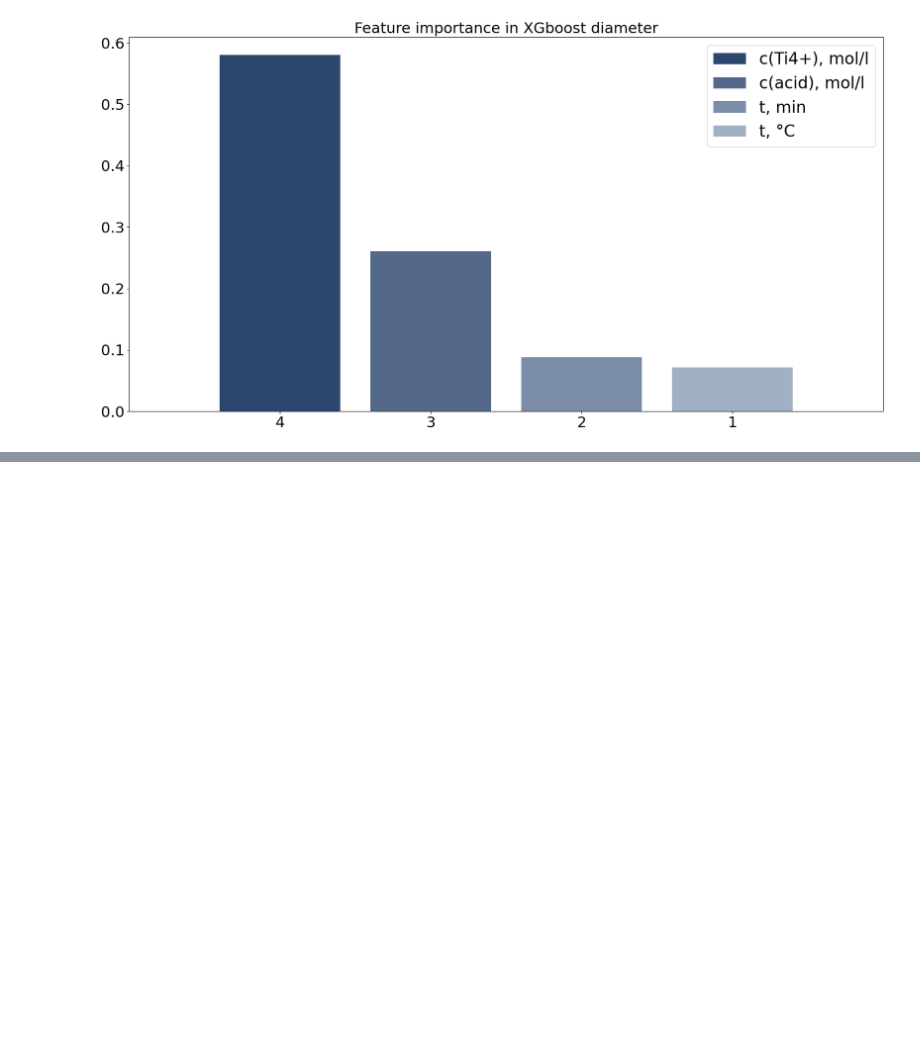
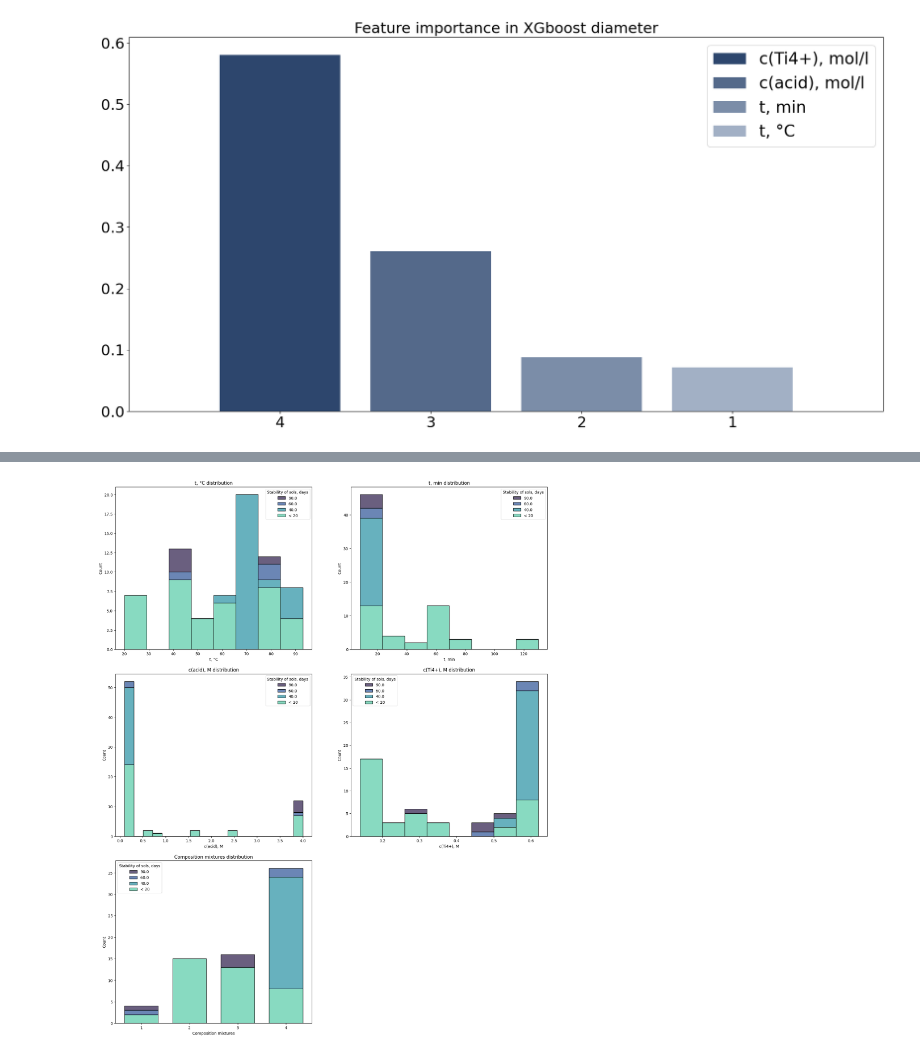
Before and after one commit to Kumokage/ChemML, a Jupyter notebook: notebooks/titane_sole/titane_sole-first_exp.ipynb, the cells around one changed output, grey strips where cells are left out. Cells and saved outputs as stored; diff of their text form; code cells hidden in the pictures; blank space fills up the shorter version.

```diff
--- a/notebooks/titane_sole/titane_sole-first_exp.ipynb
+++ b/notebooks/titane_sole/titane_sole-first_exp.ipynb
@@ -550,0 +523,27 @@ plt.show()
+# %%
+df_plot = df.copy(deep=True)
+
+def replace_func_days(x):
+    if x < 20:
+        return "< 20"
+    else:
+        return str(x)
+
+df_plot['Stability of sols, days'] = df_plot['Stability of sols, days'].apply(replace_func_days)
+# %%
+fig, axes = plt.subplots(ncols=2, nrows=3)
+fig.set_size_inches(20, 25)
+
+for col, ax in zip(['t, °С', 't, min', 'с(acid), M', 'с(Ti4+), M', 'Composition mixtures'], axes.flat):
+    if col == 'Composition mixtures':
+        ax.set_xticks([1, 2, 3, 4])
+        sns.histplot(df_plot, x=col, discrete=True, shrink=.7, hue='Stability of sols, days', hue_order =['90.0', '60.0', '40.0', '< 20'], multiple="stack", palette='mako', ax=ax).set(title=f'{col} distribution')
+    else:
+        sns.histplot(df_plot, x=col, hue='Stability of sols, days', hue_order =['90.0', '60.0', '40.0', '< 20'], multiple="stack", palette='mako', ax=ax).set(title=f'{col} distribution')
+
+fig.subplots_adjust(hspace=0.15)
+axes[-1, -1].axis('off')
+plt.savefig(artifacts_path + 'distibution_with_stability_days.png', format='png', dpi=600)
+plt.show()
+# %% [output]
+[figure, added]
```
Also changed, not shown: parts of 29 cells of this notebook, 50 other files.
